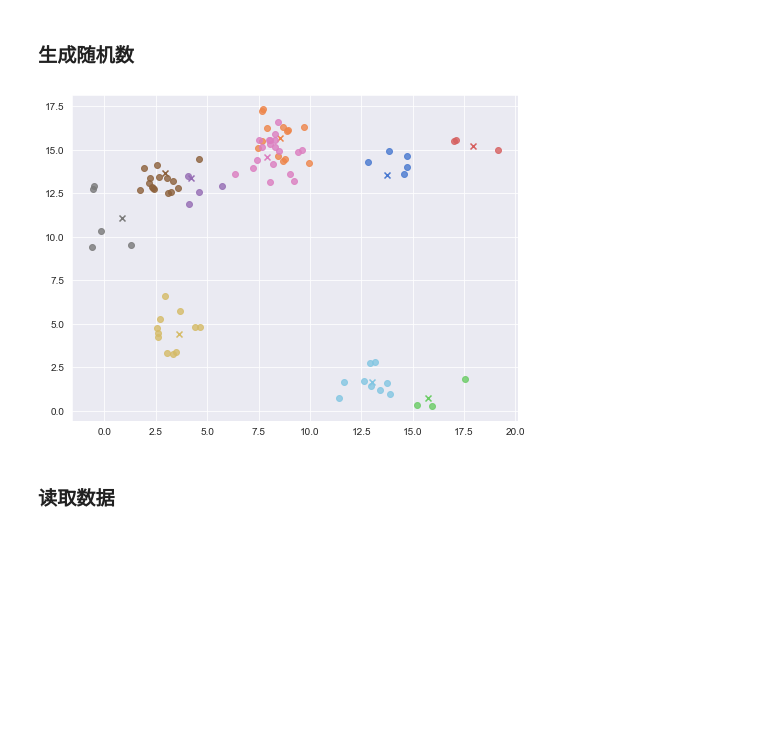
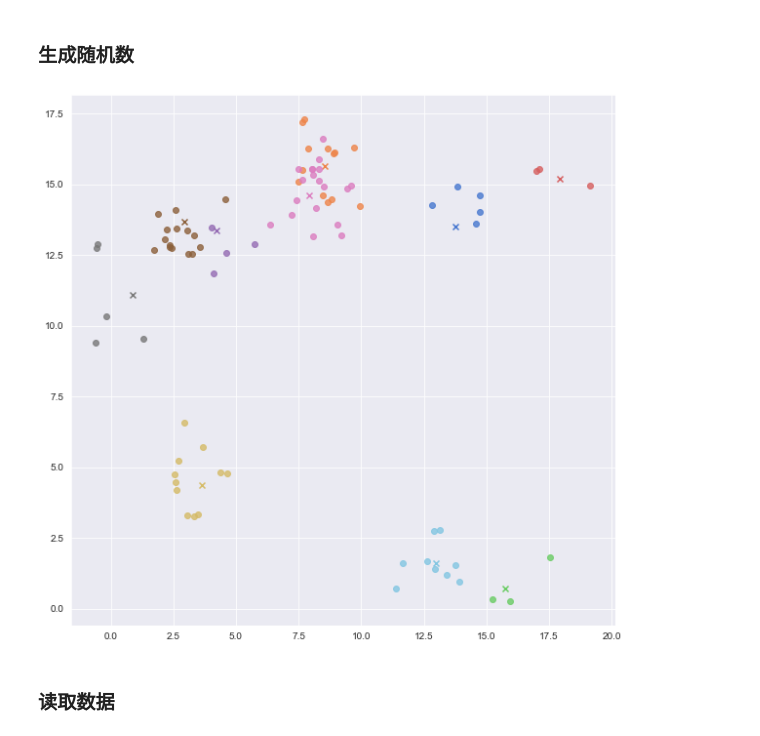
Before and after one commit to QSCTech-Sange/Optimization_Project, a Jupyter notebook: optimize.ipynb, the cells around one changed output. Saved outputs shown, nothing was run; the diff lists cells and outputs as text; code cells hidden in the pictures; blank space fills up the shorter version.

Commit message:
[feat] draw plot res

```diff
--- a/optimize.ipynb
+++ b/optimize.ipynb
@@ -13,10 +13,10 @@ from GM import *
 centroids, points, N = gen_data()
 # %%
 # 简单画个图
-plt.figure(figsize=(8,6))
+plt.figure(figsize=(10,10))
 plot_generated_data(centroids, points, N)
 # %% [output]
-[figure, old version]
+[figure, new version]
 # %% [markdown]
 ### 读取数据
 # %%
```
Also changed, not shown: parts of 6 cells of this notebook, 3 other files.
